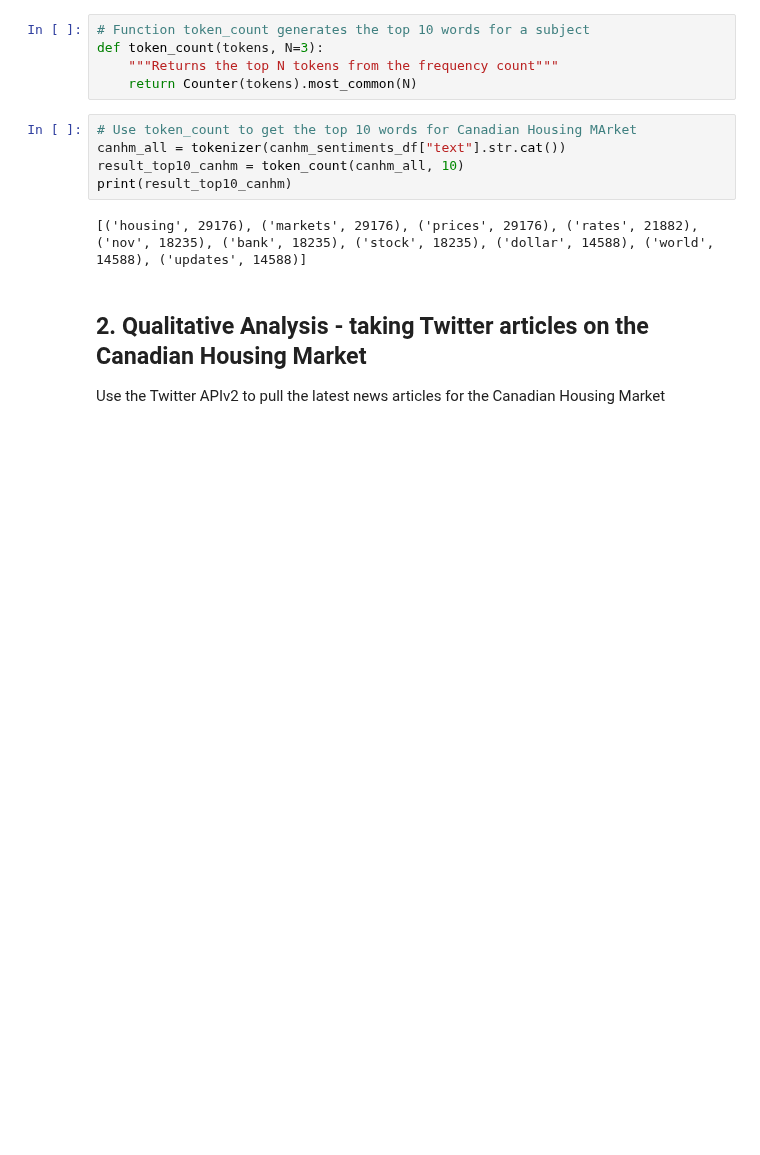
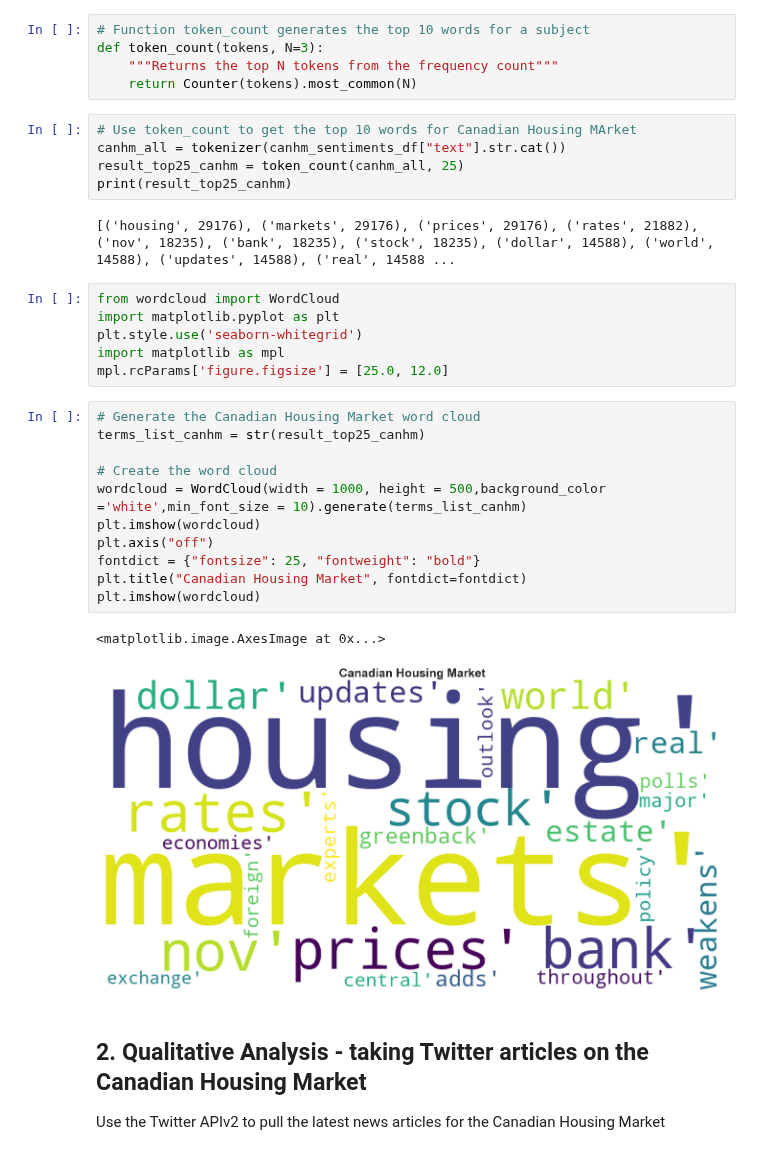
Before and after one commit to benjaminweymouth/Housing-Market-Forecasting-Time-Series-Analysis, a Jupyter notebook: Python Code/NLP Qualitative Analysis.ipynb, the cells around one changed output. Saved outputs shown, nothing was run; the diff lists cells and outputs as text; blank space fills up the shorter version.

Commit message:
NLP Word cloud

```diff
--- a/Python Code/NLP Qualitative Analysis.ipynb
+++ b/Python Code/NLP Qualitative Analysis.ipynb
@@ -219,10 +223,30 @@ def token_count(tokens, N=3):
 # %%
 # Use token_count to get the top 10 words for Canadian Housing MArket
 canhm_all = tokenizer(canhm_sentiments_df["text"].str.cat())
-result_top10_canhm = token_count(canhm_all, 10)
-print(result_top10_canhm)
+result_top25_canhm = token_count(canhm_all, 25)
+print(result_top25_canhm)
 # %% [output]
-[('housing', 29176), ('markets', 29176), ('prices', 29176), ('rates', 21882), ('nov', 18235), ('bank', 18235), ('stock', 18235), ('dollar', 14588), ('world', 14588), ('updates', 14588)]
+[('housing', 29176), ('markets', 29176), ('prices', 29176), ('rates', 21882), ('nov', 18235), ('bank', 18235), ('stock', 18235), ('dollar', 14588), ('world', 14588), ('updates', 14588), ('real', 14588 ...
+# %%
+from wordcloud import WordCloud
+import matplotlib.pyplot as plt
+plt.style.use('seaborn-whitegrid')
+import matplotlib as mpl
+mpl.rcParams['figure.figsize'] = [25.0, 12.0]
+# %%
+# Generate the Canadian Housing Market word cloud
+terms_list_canhm = str(result_top25_canhm)
+
+# Create the word cloud
+wordcloud = WordCloud(width = 1000, height = 500,background_color ='white',min_font_size = 10).generate(terms_list_canhm)
+plt.imshow(wordcloud)
+plt.axis("off")
+fontdict = {"fontsize": 25, "fontweight": "bold"}
+plt.title("Canadian Housing Market", fontdict=fontdict)
+plt.imshow(wordcloud)
+# %% [output]
+<matplotlib.image.AxesImage at 0x...>
+[figure, added]
 # %% [markdown]
 ## 2. Qualitative Analysis - taking Twitter articles on the Canadian Housing Market
 
```
Also changed, not shown: parts of 6 cells of this notebook.
